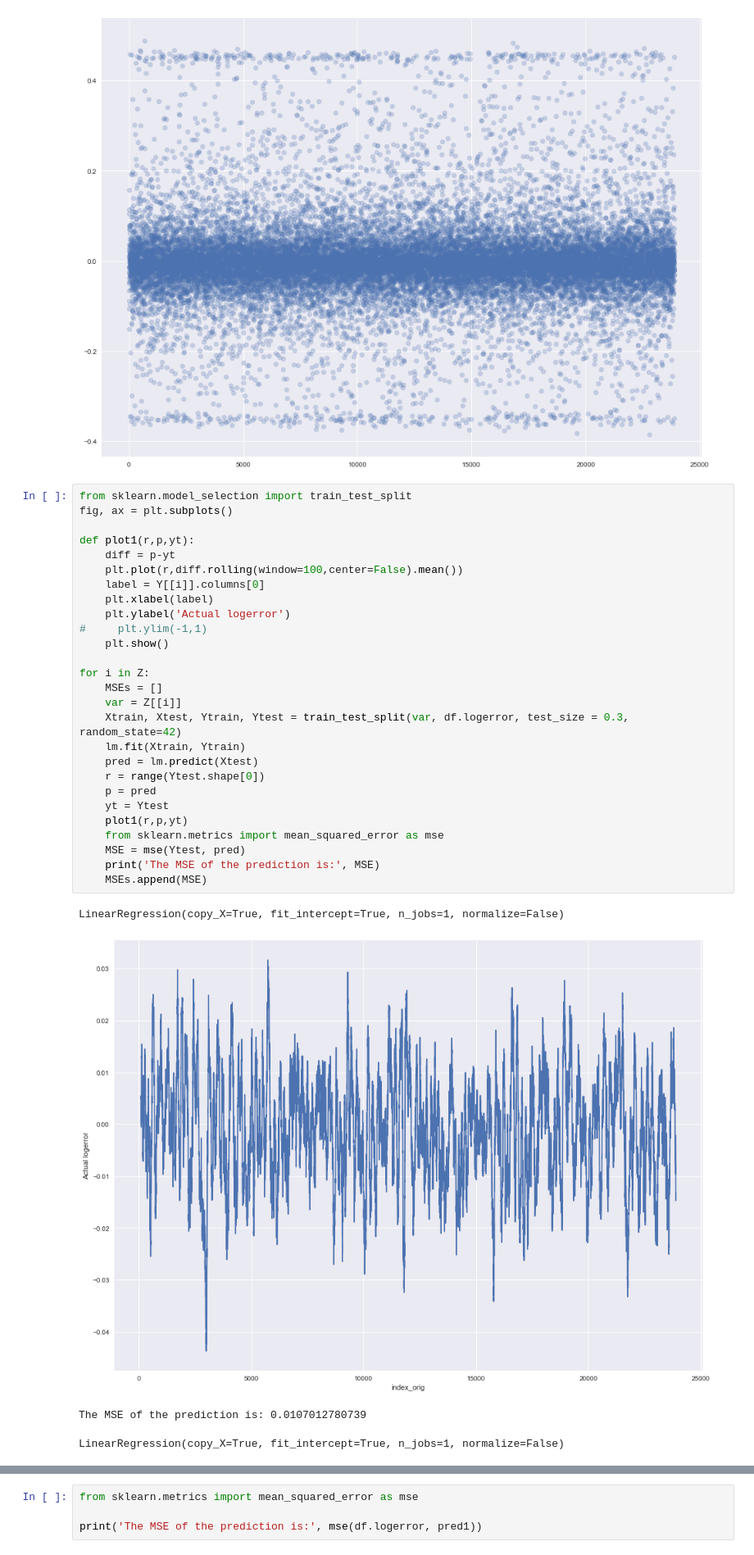
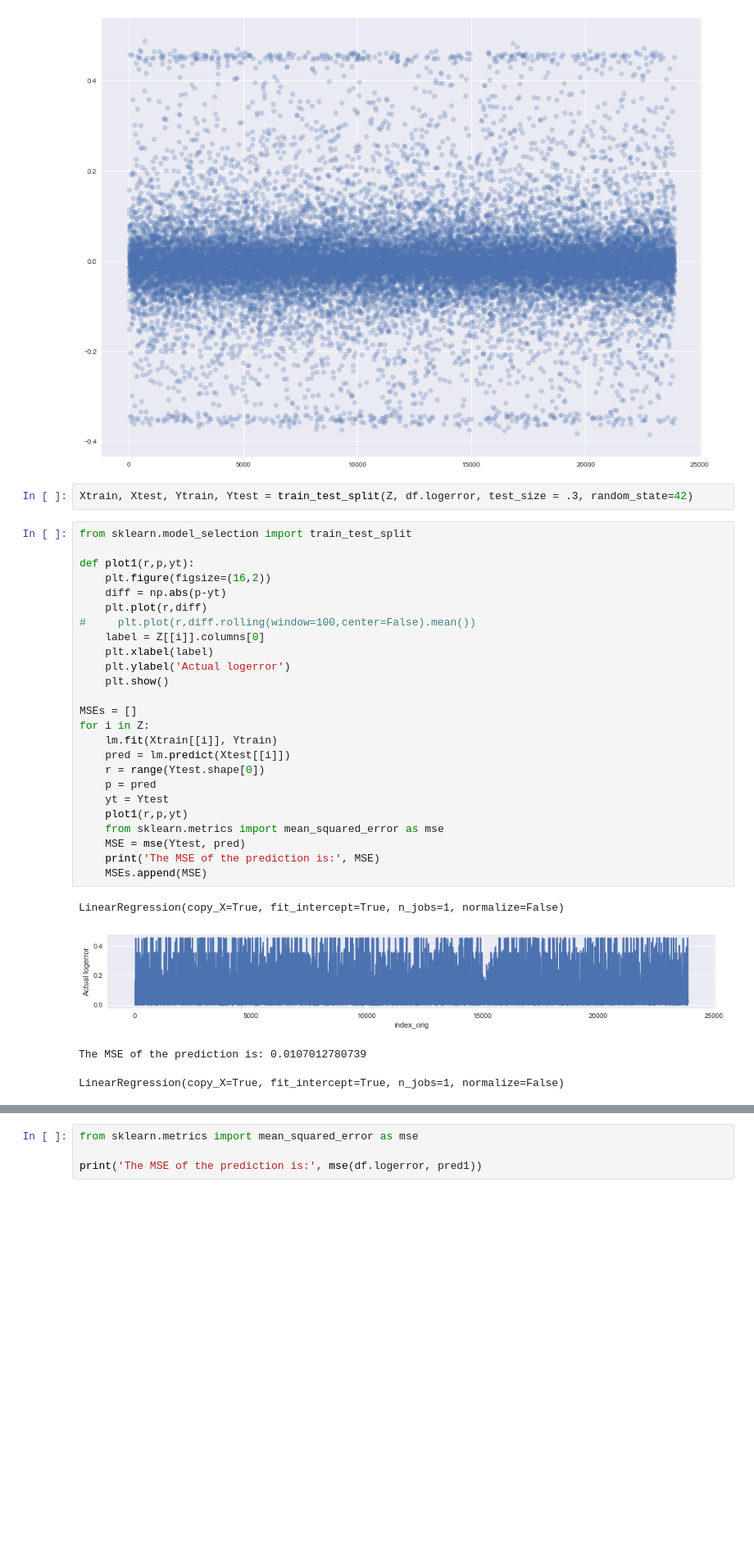
Before and after one commit to coneeleven/CareerTrack-Capstone1, a Jupyter notebook: Capstone 1 - Machine Learning.ipynb, the cells around one changed output, grey strips where cells are left out. Shown at 82% size. Cells and saved outputs as stored; diff of their text form; blank space fills up the shorter version.

```diff
--- a/Capstone 1 - Machine Learning.ipynb
+++ b/Capstone 1 - Machine Learning.ipynb
@@ -214,35 +214,35 @@ plt.scatter(range(len(Ytest)),Ytest-pred1, alpha = .25)
 Name: logerror, dtype: float64
 <matplotlib.collections.PathCollection at 0x...>
 [figure]
+# %%
+Xtrain, Xtest, Ytrain, Ytest = train_test_split(Z, df.logerror, test_size = .3, random_state=42)
 # %%
 from sklearn.model_selection import train_test_split
-fig, ax = plt.subplots()
 
 def plot1(r,p,yt):
-    diff = p-yt
-    plt.plot(r,diff.rolling(window=100,center=False).mean())
-    label = Y[[i]].columns[0]
+    plt.figure(figsize=(16,2))
+    diff = np.abs(p-yt)
+    plt.plot(r,diff)
+#     plt.plot(r,diff.rolling(window=100,center=False).mean())
+    label = Z[[i]].columns[0]
     plt.xlabel(label)
     plt.ylabel('Actual logerror')
-#     plt.ylim(-1,1)
     plt.show()
 
+MSEs = []
 for i in Z:
-    MSEs = []
-    var = Z[[i]]
-    Xtrain, Xtest, Ytrain, Ytest = train_test_split(var, df.logerror, test_size = 0.3, random_state=42)
-    lm.fit(Xtrain, Ytrain)
-    pred = lm.predict(Xtest)
+    lm.fit(Xtrain[[i]], Ytrain)
+    pred = lm.predict(Xtest[[i]])
     r = range(Ytest.shape[0])
     p = pred
     yt = Ytest
     plot1(r,p,yt)
     from sklearn.metrics import mean_squared_error as mse
     MSE = mse(Ytest, pred)
     print('The MSE of the prediction is:', MSE)
     MSEs.append(MSE)
 # %% [output]
 LinearRegression(copy_X=True, fit_intercept=True, n_jobs=1, normalize=False)
-[figure, old version]
+[figure, new version]
 The MSE of the prediction is: 0.0107012780739
 LinearRegression(copy_X=True, fit_intercept=True, n_jobs=1, normalize=False)
```
Also changed, not shown: parts of 3 cells of this notebook.
